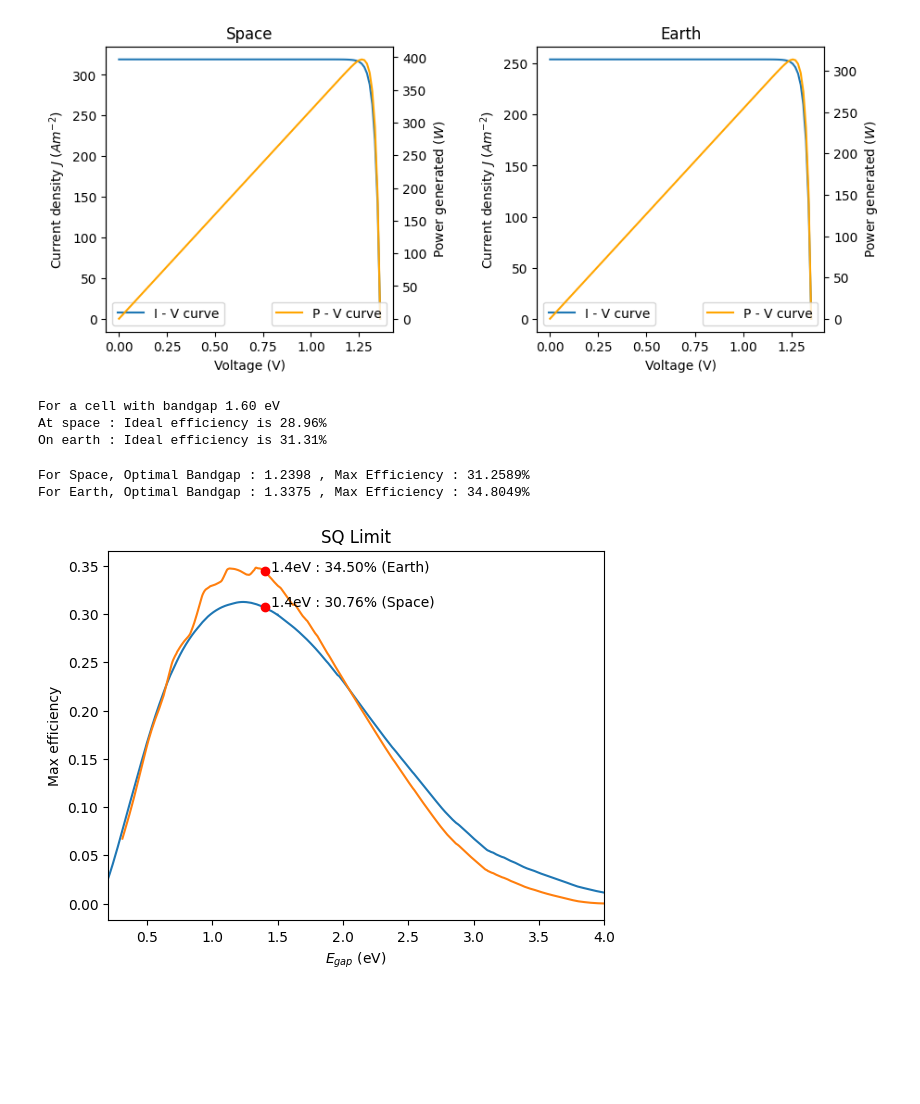
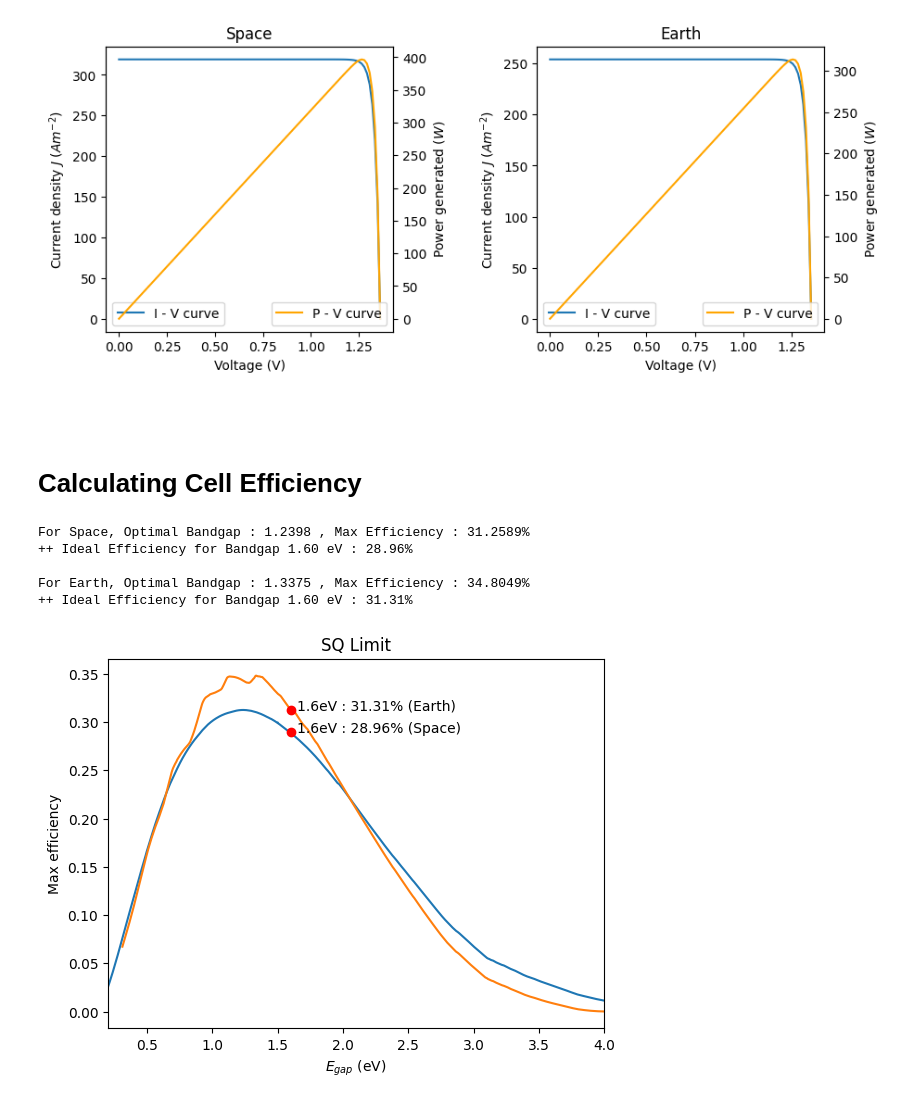
Before and after one commit to kmr5554/Tandem_PSC_Calculator, a Jupyter notebook: SQ limit.ipynb, the cells around one changed output. Drawn from its saved outputs; the diff is of its cells as text; code cells hidden in the pictures; blank space fills up the shorter version.

```diff
--- a/SQ limit.ipynb
+++ b/SQ limit.ipynb
@@ -262,6 +262,8 @@ def plot_iv_curves(egap, temperature, spectra, labels):
 plot_iv_curves(Egap, Tcell, [photon_spectrumS, photon_spectrumE], ['Space', 'Earth'])
 # %% [output]
 [figure]
+# %% [markdown]
+# <br>Calculating Cell Efficiency<br>
 # %%
 def v_at_mpp(egap, temperature, spectrum):
     v_open = voc(egap, temperature, spectrum)
@@ -283,39 +285,36 @@ def j_at_mpp(egap, temperature, spectrum):
 def max_eff(egap, temperature, spectrum):
     irradiance =  np.trapz(spectrum[::-1, 1] * e * spectrum[::-1, 0], spectrum[::-1, 0])
     return max_power(egap, temperature, spectrum) / irradiance
-# %%
-print('For a cell with bandgap %.2f eV' % Egap)
-print('At space : Ideal efficiency is {:.4}%'.format(max_eff(Egap, Tcell, photon_spectrumS)*100))
-print('On earth : Ideal efficiency is {:.4}%'.format(max_eff(Egap, Tcell, photon_spectrumE)*100))
-# %% [output]
-For a cell with bandgap 1.60 eV
-At space : Ideal efficiency is 28.96%
-On earth : Ideal efficiency is 31.31%
 # %%
 def sq_limit_plot(egap, temperature, spectrum, label):
     a = np.copy(spectrum)
     for row in a[2:]:
         row[1] = max_eff(row[0],  temperature, spectrum)
     plt.plot(a[2:, 0], a[2:, 1])
 
     opt_Eg_index = np.argmax(a[2:, 1])
     opt_Eg=spectrum[opt_Eg_index,0]
     max_Eff=max_eff(opt_Eg, temperature, spectrum)
 
     print('For {}, Optimal Bandgap : {:.4f} , Max Efficiency : {:.4f}%'.format(label, opt_Eg, max_Eff*100))
 
-    p_above_egap = max_eff(egap,  temperature, spectrum)
+    print('++ Ideal Efficiency for Bandgap {:.2f} eV : {:.4}% \n'.format(egap, max_eff(egap, temperature, spectrum)*100))
+
+    p_above_egap = max_eff(egap, temperature, spectrum)
     plt.plot([egap], [p_above_egap], 'ro')
     plt.text(egap+0.05, p_above_egap, '{}eV : {:.2f}% ({})'.format(egap, p_above_egap*100, label))
     plt.xlim((0.2,4))
 
     plt.xlabel('$E_{gap}$ (eV)')
     plt.ylabel('Max efficiency')
     plt.title('SQ Limit')
 
-sq_limit_plot(1.4, Tcell, photon_spectrumS, 'Space')
-sq_limit_plot(1.4, Tcell, photon_spectrumE, 'Earth')
+sq_limit_plot(1.6, Tcell, photon_spectrumS, 'Space')
+sq_limit_plot(1.6, Tcell, photon_spectrumE, 'Earth')
 # %% [output]
 For Space, Optimal Bandgap : 1.2398 , Max Efficiency : 31.2589%
+++ Ideal Efficiency for Bandgap 1.60 eV : 28.96%
+
 For Earth, Optimal Bandgap : 1.3375 , Max Efficiency : 34.8049%
+++ Ideal Efficiency for Bandgap 1.60 eV : 31.31%
-[figure, old version]
+[figure, new version]
```
